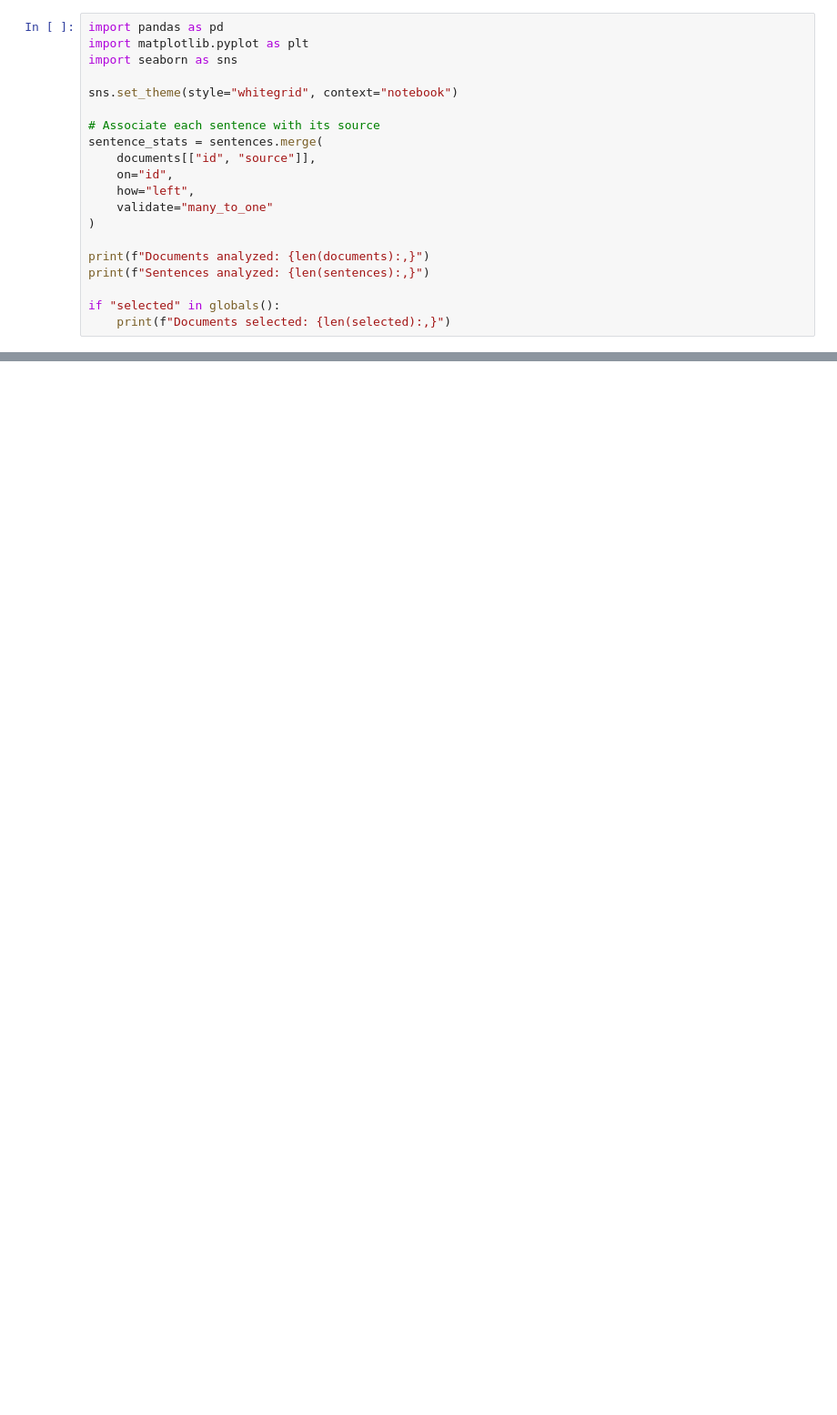
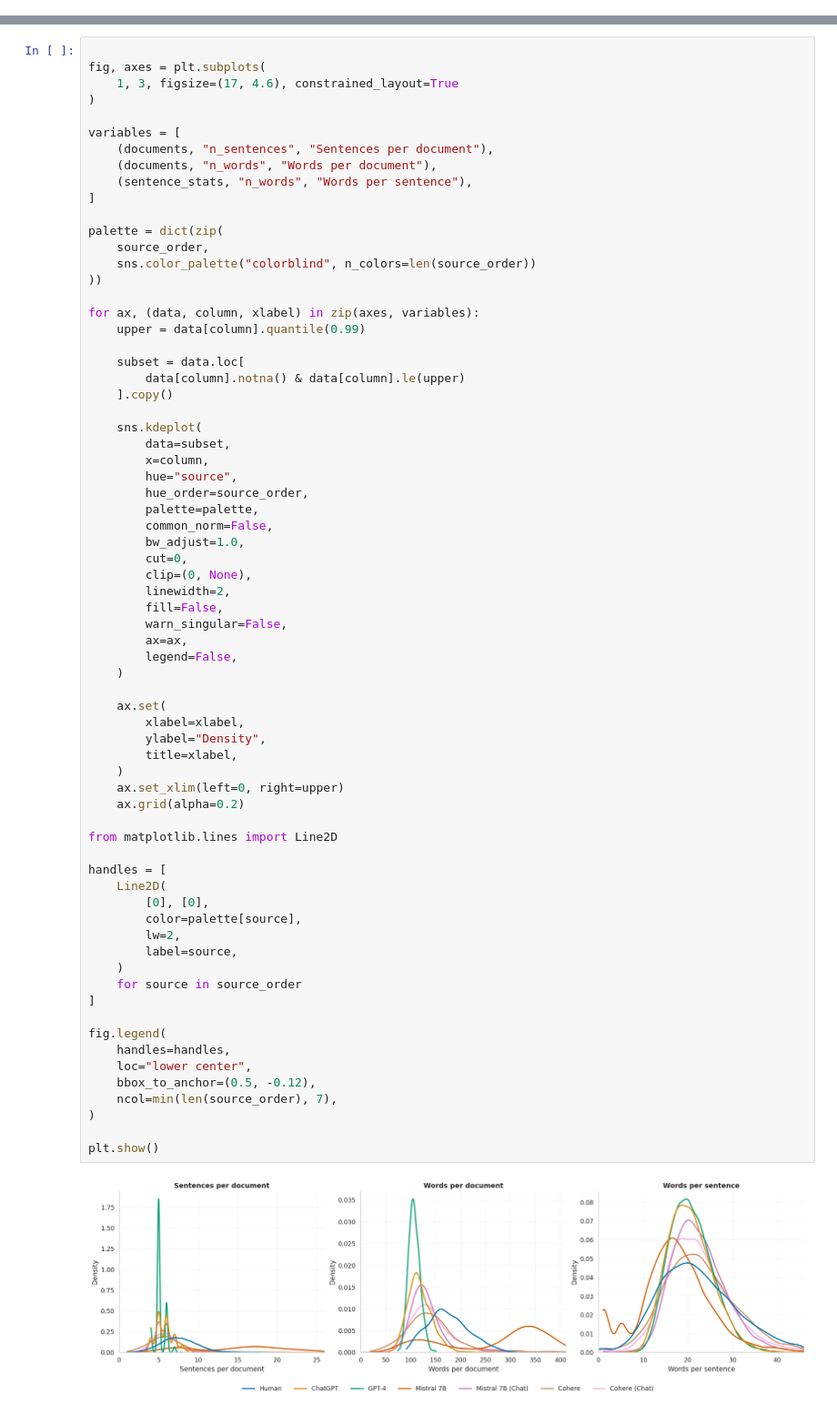
Before and after one commit to martalombardi/rhetorical_signatures, a Jupyter notebook: explore_raid.ipynb, the cells around one changed output, grey strips where cells are left out. Shown at 91% size. Saved outputs shown, nothing was run; the diff lists cells and outputs as text; blank space fills up the shorter version.

```diff
--- a/explore_raid.ipynb
+++ b/explore_raid.ipynb
@@ -162,20 +2,0 @@ Sentences: 93427
-# %%
-import pandas as pd
-import matplotlib.pyplot as plt
-import seaborn as sns
-
-sns.set_theme(style="whitegrid", context="notebook")
-
-# Associate each sentence with its source
-sentence_stats = sentences.merge(
-    documents[["id", "source"]],
-    on="id",
-    how="left",
-    validate="many_to_one"
-)
-
-print(f"Documents analyzed: {len(documents):,}")
-print(f"Sentences analyzed: {len(sentences):,}")
-
-if "selected" in globals():
-    print(f"Documents selected: {len(selected):,}")
@@ -407,0 +357,71 @@ No files saved (save=False).
+# %%
+
+fig, axes = plt.subplots(
+    1, 3, figsize=(17, 4.6), constrained_layout=True
+)
+
+variables = [
+    (documents, "n_sentences", "Sentences per document"),
+    (documents, "n_words", "Words per document"),
+    (sentence_stats, "n_words", "Words per sentence"),
+]
+
+palette = dict(zip(
+    source_order,
+    sns.color_palette("colorblind", n_colors=len(source_order))
+))
+
+for ax, (data, column, xlabel) in zip(axes, variables):
+    upper = data[column].quantile(0.99)
+
+    subset = data.loc[
+        data[column].notna() & data[column].le(upper)
+    ].copy()
+
+    sns.kdeplot(
+        data=subset,
+        x=column,
+        hue="source",
+        hue_order=source_order,
+        palette=palette,
+        common_norm=False,
+        bw_adjust=1.0,
+        cut=0,
+        clip=(0, None),
+        linewidth=2,
+        fill=False,
+        warn_singular=False,
+        ax=ax,
+        legend=False,
+    )
+
+    ax.set(
+        xlabel=xlabel,
+        ylabel="Density",
+        title=xlabel,
+    )
+    ax.set_xlim(left=0, right=upper)
+    ax.grid(alpha=0.2)
+
+from matplotlib.lines import Line2D
+
+handles = [
+    Line2D(
+        [0], [0],
+        color=palette[source],
+        lw=2,
+        label=source,
+    )
+    for source in source_order
+]
+
+fig.legend(
+    handles=handles,
+    loc="lower center",
+    bbox_to_anchor=(0.5, -0.12),
+    ncol=min(len(source_order), 7),
+)
+
+plt.show()
+# %% [output]
+[figure, added]
```
Also changed, not shown: parts of 16 cells of this notebook.
